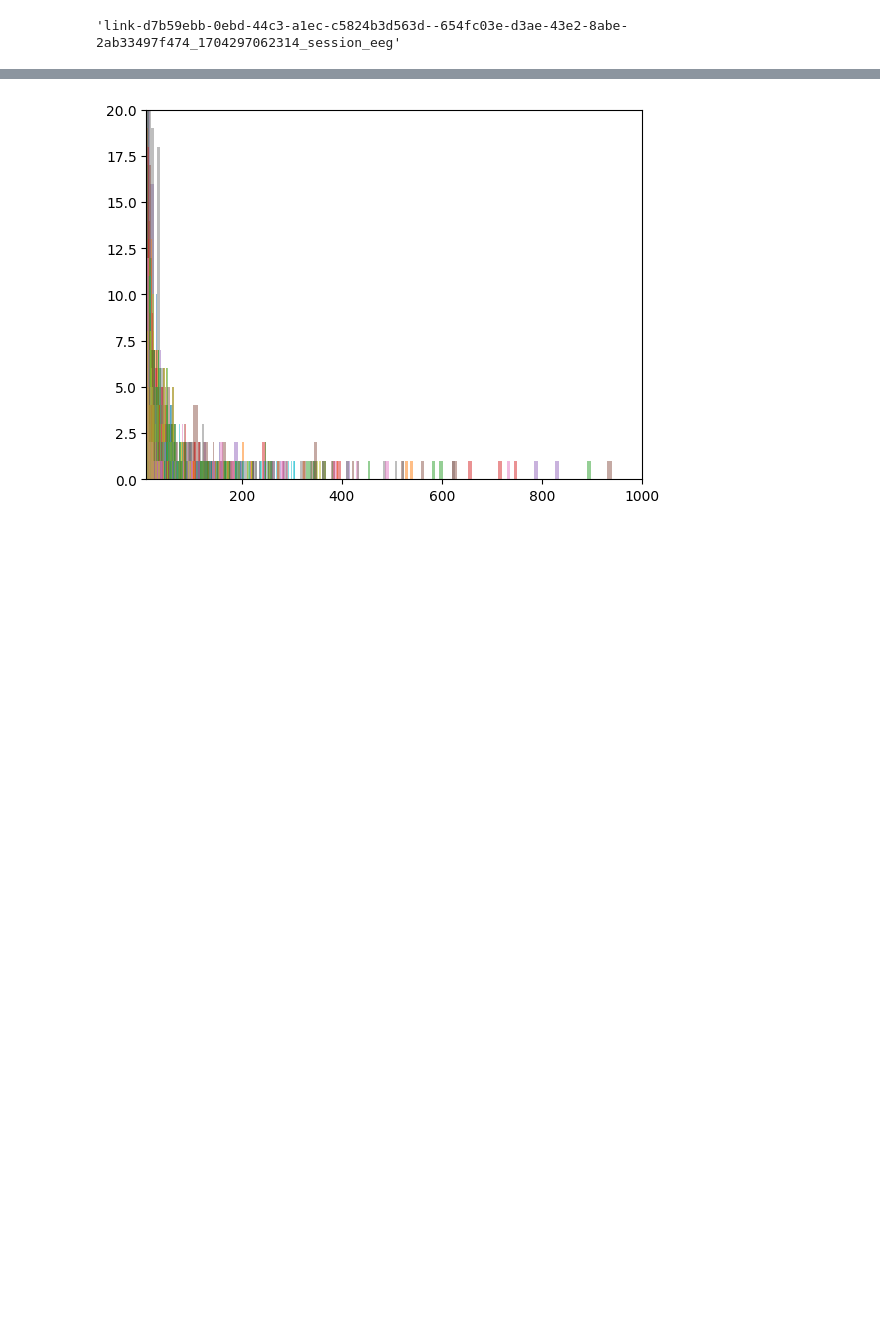
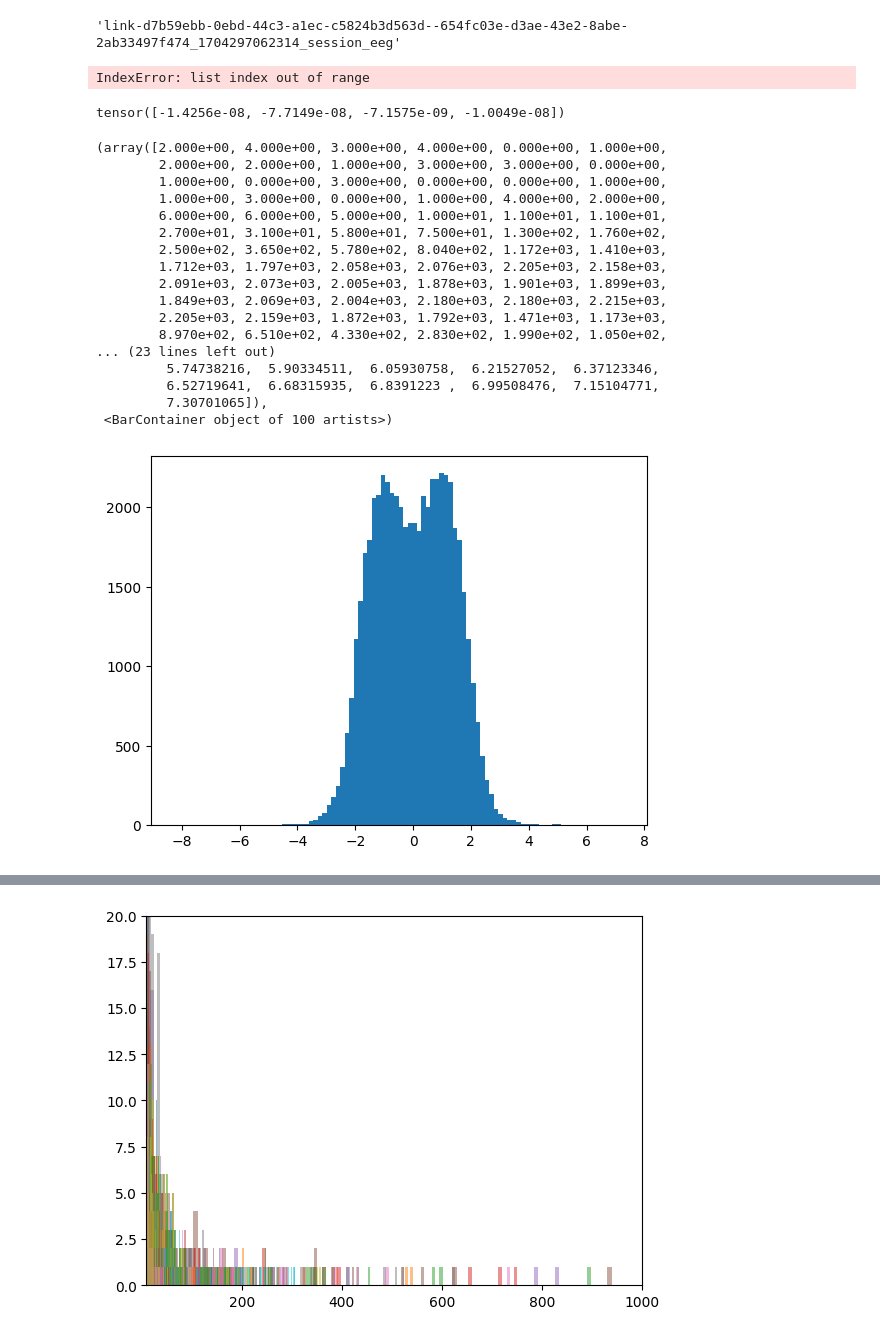
Before and after one commit to Skovorp/neural_foundation, a Jupyter notebook: src/preproc_3.ipynb, the cells around one changed output, grey strips where cells are left out. Drawn from its saved outputs; the diff is of its cells as text; code cells hidden in the pictures; blank space fills up the shorter version.

```diff
--- a/src/preproc_3.ipynb
+++ b/src/preproc_3.ipynb
@@ -114,3 +118,36 @@ for h5_fn in tqdm(all_files[:10]):
+# %%
+# plot_first_n(res[6][0, :], n=None)
+res[6]
+# %% [output]
+IndexError: list index out of range
+# %%
+t = torch.load('/home/ubuntu/small_data/good_chunks/link-0e4e19e4-0c5c-49d9-bfd3-ffc21ecfb67c--14052322-6236-4188-92af-65ca8e2d7094_1703751697544_session_eeg_sec_758027_813049.pt')
+
+t.mean(axis=1)
+# %% [output]
+tensor([-1.4256e-08, -7.7149e-08, -7.1575e-09, -1.0049e-08])
+# %%
+plt.hist(t[0, :] / t.std(), bins=100)
+# plot_spec(t[0, :] / t.std())
+# %% [output]
+(array([2.000e+00, 4.000e+00, 3.000e+00, 4.000e+00, 0.000e+00, 1.000e+00,
+        2.000e+00, 2.000e+00, 1.000e+00, 3.000e+00, 3.000e+00, 0.000e+00,
+        1.000e+00, 0.000e+00, 3.000e+00, 0.000e+00, 0.000e+00, 1.000e+00,
+        1.000e+00, 3.000e+00, 0.000e+00, 1.000e+00, 4.000e+00, 2.000e+00,
+        6.000e+00, 6.000e+00, 5.000e+00, 1.000e+01, 1.100e+01, 1.100e+01,
+        2.700e+01, 3.100e+01, 5.800e+01, 7.500e+01, 1.300e+02, 1.760e+02,
+        2.500e+02, 3.650e+02, 5.780e+02, 8.040e+02, 1.172e+03, 1.410e+03,
+        1.712e+03, 1.797e+03, 2.058e+03, 2.076e+03, 2.205e+03, 2.158e+03,
+        2.091e+03, 2.073e+03, 2.005e+03, 1.878e+03, 1.901e+03, 1.899e+03,
+        1.849e+03, 2.069e+03, 2.004e+03, 2.180e+03, 2.180e+03, 2.215e+03,
+        2.205e+03, 2.159e+03, 1.872e+03, 1.792e+03, 1.471e+03, 1.173e+03,
+        8.970e+02, 6.510e+02, 4.330e+02, 2.830e+02, 1.990e+02, 1.050e+02,
+... (23 lines left out)
+         5.74738216,  5.90334511,  6.05930758,  6.21527052,  6.37123346,
+         6.52719641,  6.68315935,  6.8391223 ,  6.99508476,  7.15104771,
+         7.30701065]),
+ <BarContainer object of 100 artists>)
+[figure, added]
 # %%
 fns = [new_path + '/' + x for x in os.listdir(new_path)]
 lens = [torch.load(el).shape[1] / 250 for el in fns]
```
Also changed, not shown: parts of 3 cells of this notebook, 3 other files.
